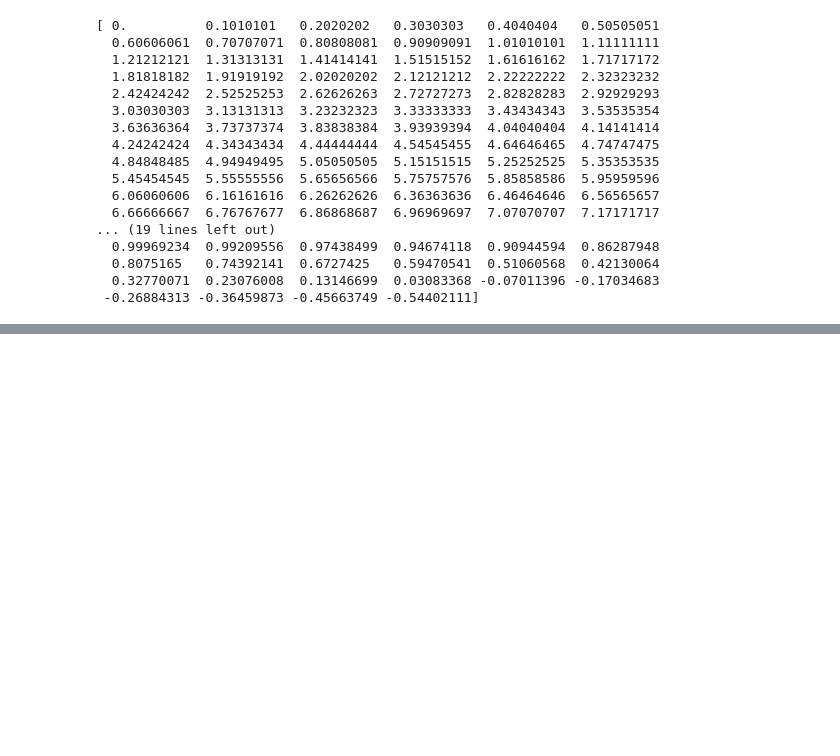
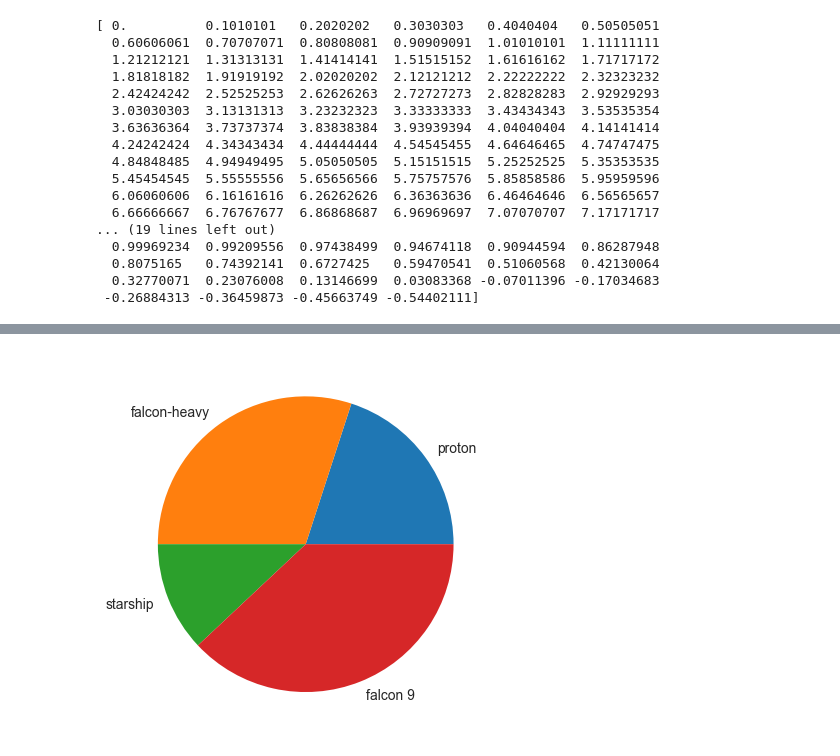
Before and after one commit to cmd-cosmos/learning, a Jupyter notebook: tutorials/data-science/plots_basics.ipynb, the cells around one changed output, grey strips where cells are left out. Drawn from its saved outputs; the diff is of its cells as text; code cells hidden in the pictures; blank space fills up the shorter version.

```diff
--- a/tutorials/data-science/plots_basics.ipynb
+++ b/tutorials/data-science/plots_basics.ipynb
@@ -95,0 +99,10 @@ Text(0.5, 1.0, 'cosine(x)')
+# %%
+# pie chart
+
+flights  = [20, 30, 12, 38]
+labels   = ["proton", "falcon-heavy", "starship", "falcon 9"]
+
+plt.pie(flights, labels=labels)
+plt.show()
+# %% [output]
+[figure, added]
```
Also changed, not shown: parts of 6 cells of this notebook.
